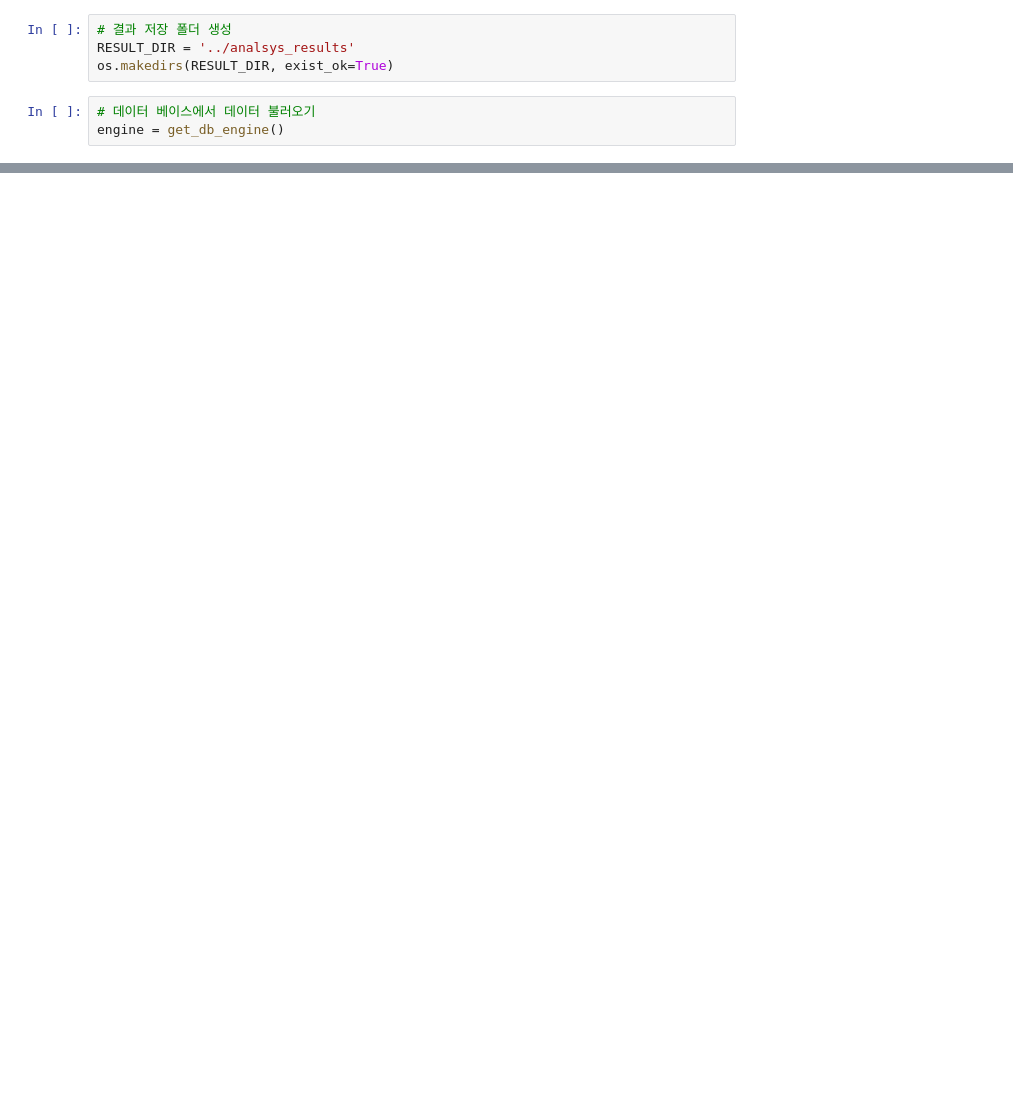
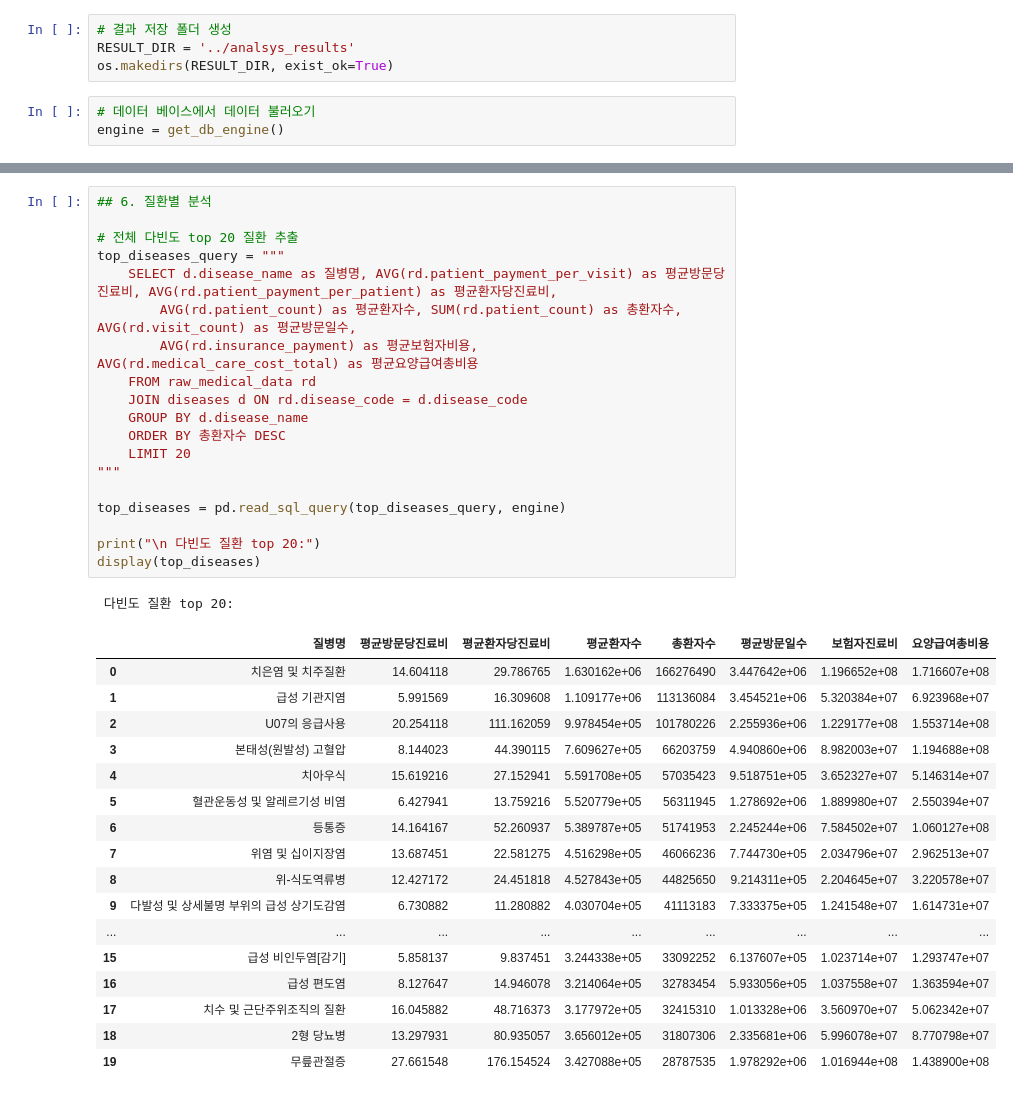
Before and after one commit to yujeong0411/Medi-Budget, a Jupyter notebook: backend/src/data/notebooks/anaylze.ipynb, the cells around one changed output, grey strips where cells are left out. Cells and saved outputs as stored; diff of their text form; blank space fills up the shorter version.

```diff
--- a/backend/src/data/notebooks/anaylze.ipynb
+++ b/backend/src/data/notebooks/anaylze.ipynb
@@ -102,0 +171,38 @@ Name: disease_id, dtype: int64
+# %%
+## 6. 질환별 분석
+
+# 전체 다빈도 top 20 질환 추출
+top_diseases_query = """
+    SELECT d.disease_name as 질병명, AVG(rd.patient_payment_per_visit) as 평균방문당진료비, AVG(rd.patient_payment_per_patient) as 평균환자당진료비,
+        AVG(rd.patient_count) as 평균환자수, SUM(rd.patient_count) as 총환자수, AVG(rd.visit_count) as 평균방문일수,
+        AVG(rd.insurance_payment) as 평균보험자비용, AVG(rd.medical_care_cost_total) as 평균요양급여총비용
+    FROM raw_medical_data rd
+    JOIN diseases d ON rd.disease_code = d.disease_code
+    GROUP BY d.disease_name
+    ORDER BY 총환자수 DESC
+    LIMIT 20
+"""
+
+top_diseases = pd.read_sql_query(top_diseases_query, engine)
+
+print("\n 다빈도 질환 top 20:")
+display(top_diseases)
+# %% [output]
+ 다빈도 질환 top 20:
+|  | 질병명 | 평균방문당진료비 | 평균환자당진료비 | 평균환자수 | 총환자수 | 평균방문일수 | 보험자진료비 | 요양급여총비용 |
+| 0 | 치은염 및 치주질환 | 14.604118 | 29.786765 | 1.630162e+06 | 166276490 | 3.447642e+06 | 1.196652e+08 | 1.716607e+08 |
+| 1 | 급성 기관지염 | 5.991569 | 16.309608 | 1.109177e+06 | 113136084 | 3.454521e+06 | 5.320384e+07 | 6.923968e+07 |
+| 2 | U07의 응급사용 | 20.254118 | 111.162059 | 9.978454e+05 | 101780226 | 2.255936e+06 | 1.229177e+08 | 1.553714e+08 |
+| 3 | 본태성(원발성) 고혈압 | 8.144023 | 44.390115 | 7.609627e+05 | 66203759 | 4.940860e+06 | 8.982003e+07 | 1.194688e+08 |
+| 4 | 치아우식 | 15.619216 | 27.152941 | 5.591708e+05 | 57035423 | 9.518751e+05 | 3.652327e+07 | 5.146314e+07 |
+| 5 | 혈관운동성 및 알레르기성 비염 | 6.427941 | 13.759216 | 5.520779e+05 | 56311945 | 1.278692e+06 | 1.889980e+07 | 2.550394e+07 |
+| 6 | 등통증 | 14.164167 | 52.260937 | 5.389787e+05 | 51741953 | 2.245244e+06 | 7.584502e+07 | 1.060127e+08 |
+| 7 | 위염 및 십이지장염 | 13.687451 | 22.581275 | 4.516298e+05 | 46066236 | 7.744730e+05 | 2.034796e+07 | 2.962513e+07 |
+| 8 | 위-식도역류병 | 12.427172 | 24.451818 | 4.527843e+05 | 44825650 | 9.214311e+05 | 2.204645e+07 | 3.220578e+07 |
+| 9 | 다발성 및 상세불명 부위의 급성 상기도감염 | 6.730882 | 11.280882 | 4.030704e+05 | 41113183 | 7.333375e+05 | 1.241548e+07 | 1.614731e+07 |
+| ... | ... | ... | ... | ... | ... | ... | ... | ... |
+| 15 | 급성 비인두염[감기] | 5.858137 | 9.837451 | 3.244338e+05 | 33092252 | 6.137607e+05 | 1.023714e+07 | 1.293747e+07 |
+| 16 | 급성 편도염 | 8.127647 | 14.946078 | 3.214064e+05 | 32783454 | 5.933056e+05 | 1.037558e+07 | 1.363594e+07 |
+| 17 | 치수 및 근단주위조직의 질환 | 16.045882 | 48.716373 | 3.177972e+05 | 32415310 | 1.013328e+06 | 3.560970e+07 | 5.062342e+07 |
+| 18 | 2형 당뇨병 | 13.297931 | 80.935057 | 3.656012e+05 | 31807306 | 2.335681e+06 | 5.996078e+07 | 8.770798e+07 |
+| 19 | 무릎관절증 | 27.661548 | 176.154524 | 3.427088e+05 | 28787535 | 1.978292e+06 | 1.016944e+08 | 1.438900e+08 |
```
Also changed, not shown: parts of 39 cells of this notebook, 26 other files.
